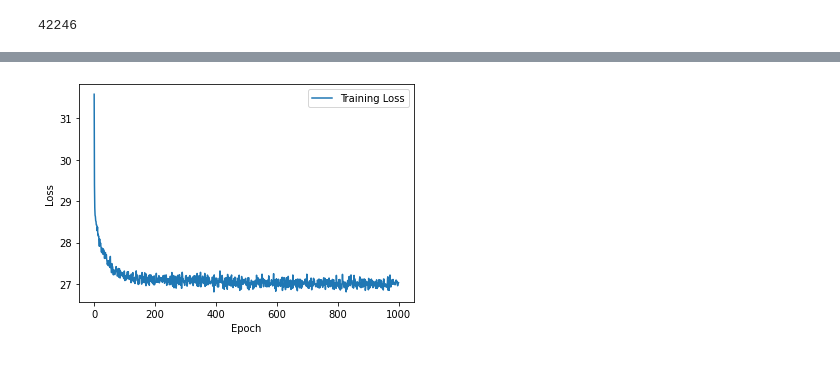
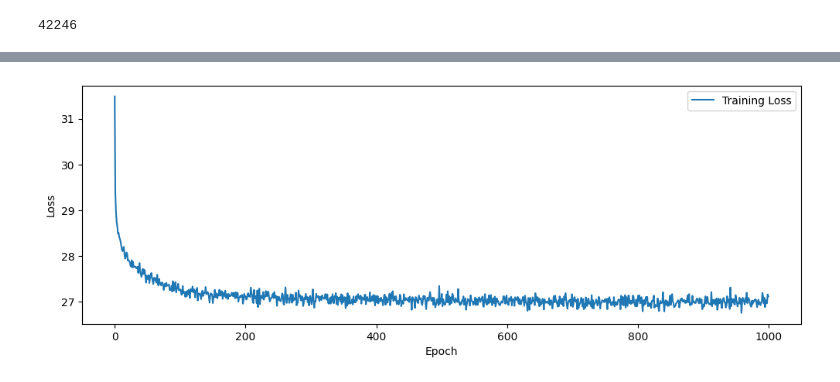
Before and after one commit to andykr1k/PolytopeML, a Jupyter notebook: model/TrainingNeuralNetwork.ipynb, the cells around one changed output, grey strips where cells are left out. Cells and saved outputs as stored; diff of their text form; code cells hidden in the pictures.

```diff
--- a/model/TrainingNeuralNetwork.ipynb
+++ b/model/TrainingNeuralNetwork.ipynb
@@ -11,7 +12,7 @@ from sklearn.metrics import mean_absolute_error
 num_vertices = 4
 k_max = 100
 
-database_name = '/content/{}Vertices_k{}.db'.format(num_vertices,k_max)
+database_name = '../data/{}Vertices_k{}.db'.format(num_vertices,k_max)
 conn = sqlite3.connect(database_name)
 
 # the following function is necessary to be sure the coordiantes are imported as integers.
@@ -52,12 +56,12 @@ History = model.fit(X_train, y_train, epochs=1000, verbose=0)
 # %%
-import matplotlib.pyplot as plt
+plt.figure(figsize=(12,4))
 plt.plot(History.history['loss'], label='Training Loss')
 plt.xlabel('Epoch')
 plt.ylabel('Loss')
 plt.legend()
 plt.show()
 # %% [output]
-[figure, old version]
+[figure, new version]
 # %%
 mae_list = []
 
```
Also changed, not shown: parts of 4 cells of this notebook, 3 other files.
